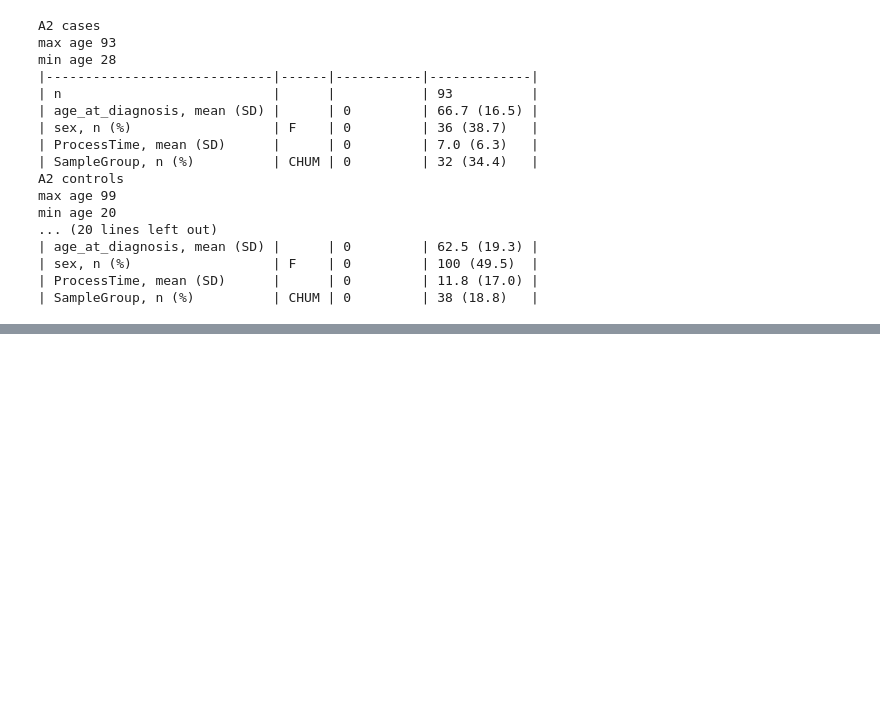
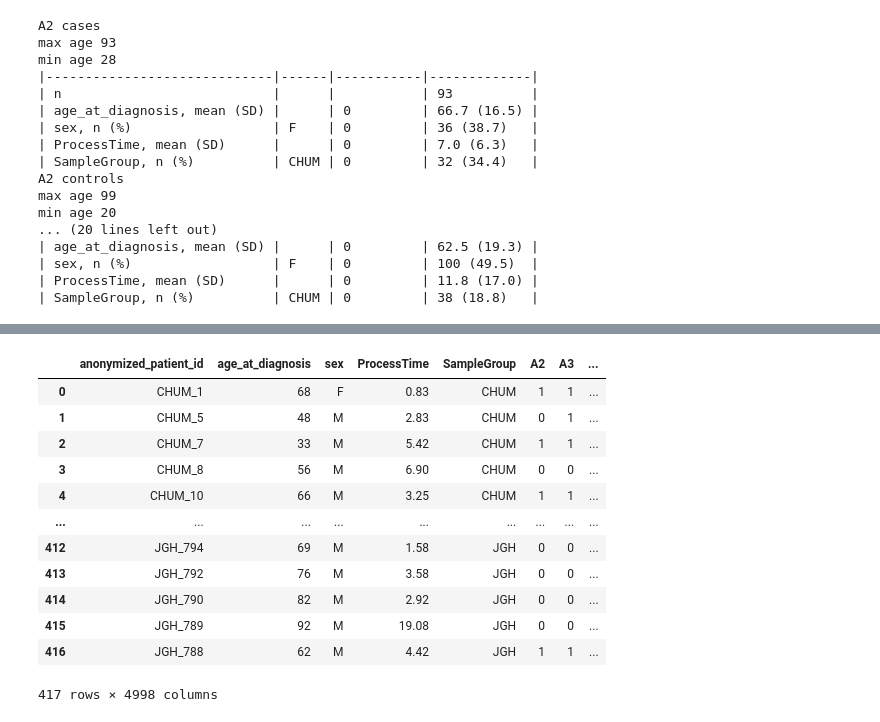
Before and after one commit to chenyangsu/somalogic, a Jupyter notebook: table1_train.ipynb, the cells around one changed output, grey strips where cells are left out. Saved outputs shown, nothing was run; the diff lists cells and outputs as text; code cells hidden in the pictures; blank space fills up the shorter version.

```diff
--- a/table1_train.ipynb
+++ b/table1_train.ipynb
@@ -88,0 +170,19 @@ min age 20
+# %%
+prot = df[prot_list]  # proteins
+
+df = pd.concat([ddf, prot], axis=1)  # merge dataframes by column
+df
+# %% [output]
+|  | anonymized_patient_id | age_at_diagnosis | sex | ProcessTime | SampleGroup | A2 | A3 | ... |
+| 0 | CHUM_1 | 68 | F | 0.83 | CHUM | 1 | 1 | ... |
+| 1 | CHUM_5 | 48 | M | 2.83 | CHUM | 0 | 1 | ... |
+| 2 | CHUM_7 | 33 | M | 5.42 | CHUM | 1 | 1 | ... |
+| 3 | CHUM_8 | 56 | M | 6.90 | CHUM | 0 | 0 | ... |
+| 4 | CHUM_10 | 66 | M | 3.25 | CHUM | 1 | 1 | ... |
+| ... | ... | ... | ... | ... | ... | ... | ... | ... |
+| 412 | JGH_794 | 69 | M | 1.58 | JGH | 0 | 0 | ... |
+| 413 | JGH_792 | 76 | M | 3.58 | JGH | 0 | 0 | ... |
+| 414 | JGH_790 | 82 | M | 2.92 | JGH | 0 | 0 | ... |
+| 415 | JGH_789 | 92 | M | 19.08 | JGH | 0 | 0 | ... |
+| 416 | JGH_788 | 62 | M | 4.42 | JGH | 1 | 1 | ... |
+417 rows × 4998 columns
```
Also changed, not shown: parts of 11 cells of this notebook.
